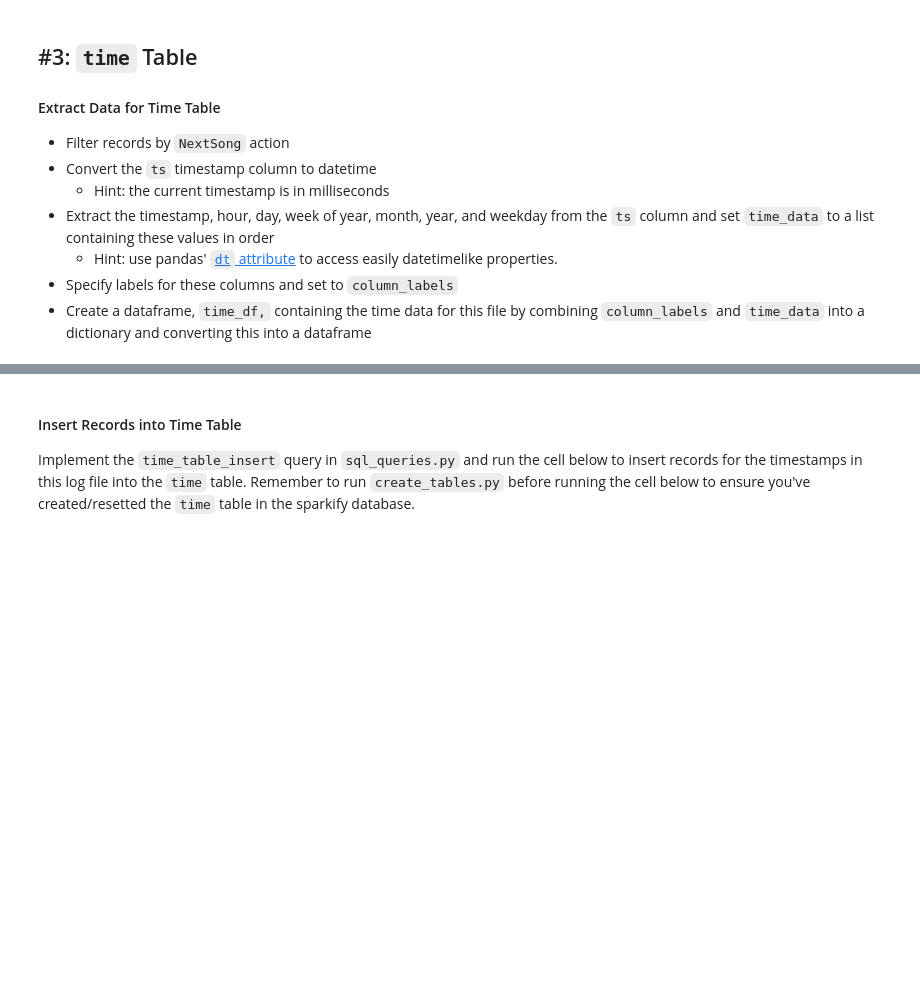
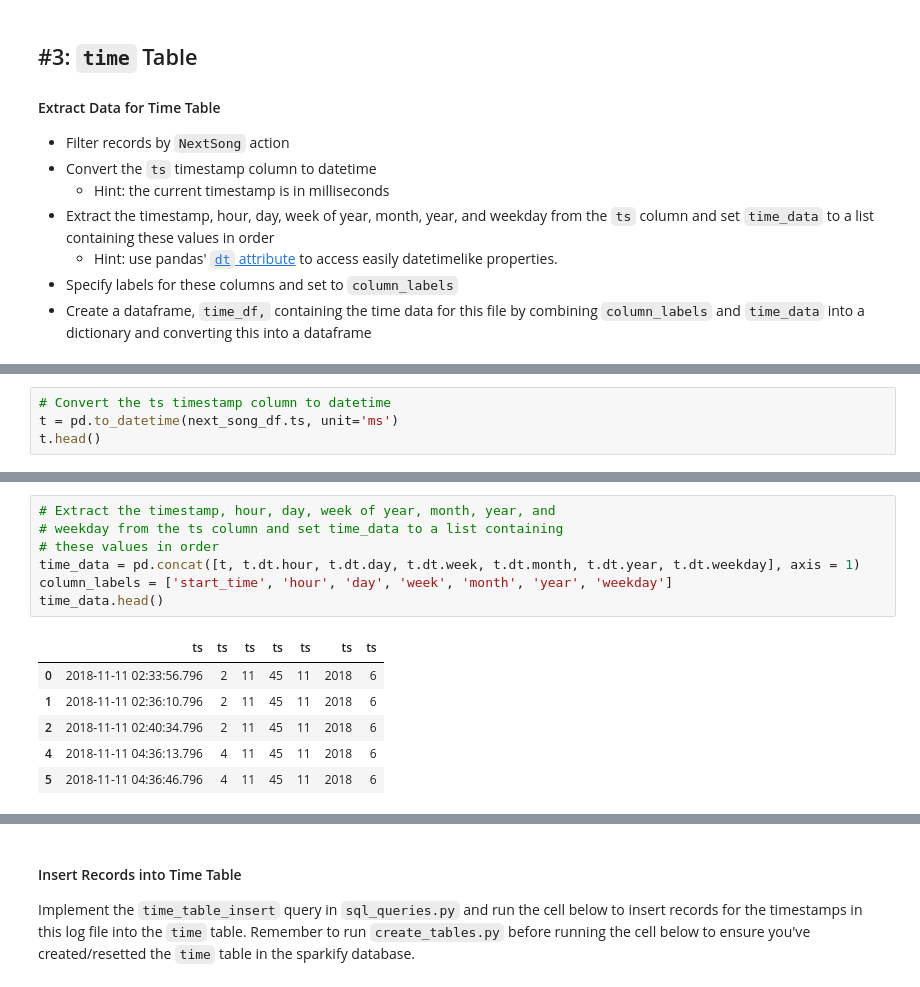
Before and after one commit to ScottFitzgerald83/sparkify, a Jupyter notebook: etl.ipynb, the cells around one changed output, grey strips where cells are left out. Saved outputs shown, nothing was run; the diff lists cells and outputs as text; blank space fills up the shorter version.

```diff
--- a/etl.ipynb
+++ b/etl.ipynb
@@ -154,0 +157,4 @@ column_labels = ()
+# %%
+# Convert the ts timestamp column to datetime
+t = pd.to_datetime(next_song_df.ts, unit='ms')
+t.head()
@@ -155 +168,15 @@ column_labels = ()
+# %%
+# Extract the timestamp, hour, day, week of year, month, year, and
+# weekday from the ts column and set time_data to a list containing
+# these values in order
+time_data = pd.concat([t, t.dt.hour, t.dt.day, t.dt.week, t.dt.month, t.dt.year, t.dt.weekday], axis = 1)
+column_labels = ['start_time', 'hour', 'day', 'week', 'month', 'year', 'weekday']
+time_data.head()
+# %% [output]
+|  | ts | ts | ts | ts | ts | ts | ts |
+| 0 | 2018-11-11 02:33:56.796 | 2 | 11 | 45 | 11 | 2018 | 6 |
+| 1 | 2018-11-11 02:36:10.796 | 2 | 11 | 45 | 11 | 2018 | 6 |
+| 2 | 2018-11-11 02:40:34.796 | 2 | 11 | 45 | 11 | 2018 | 6 |
+| 4 | 2018-11-11 04:36:13.796 | 4 | 11 | 45 | 11 | 2018 | 6 |
+| 5 | 2018-11-11 04:36:46.796 | 4 | 11 | 45 | 11 | 2018 | 6 |
 # %%
```
Also changed, not shown: parts of 10 cells of this notebook.
